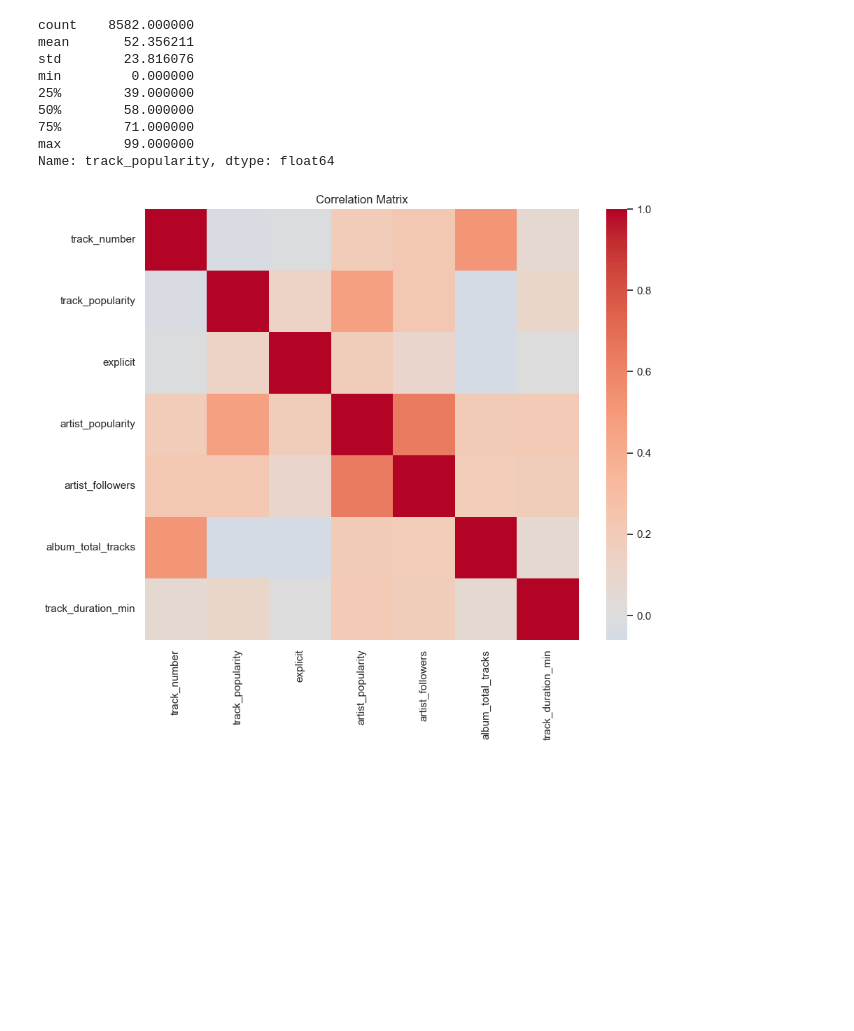
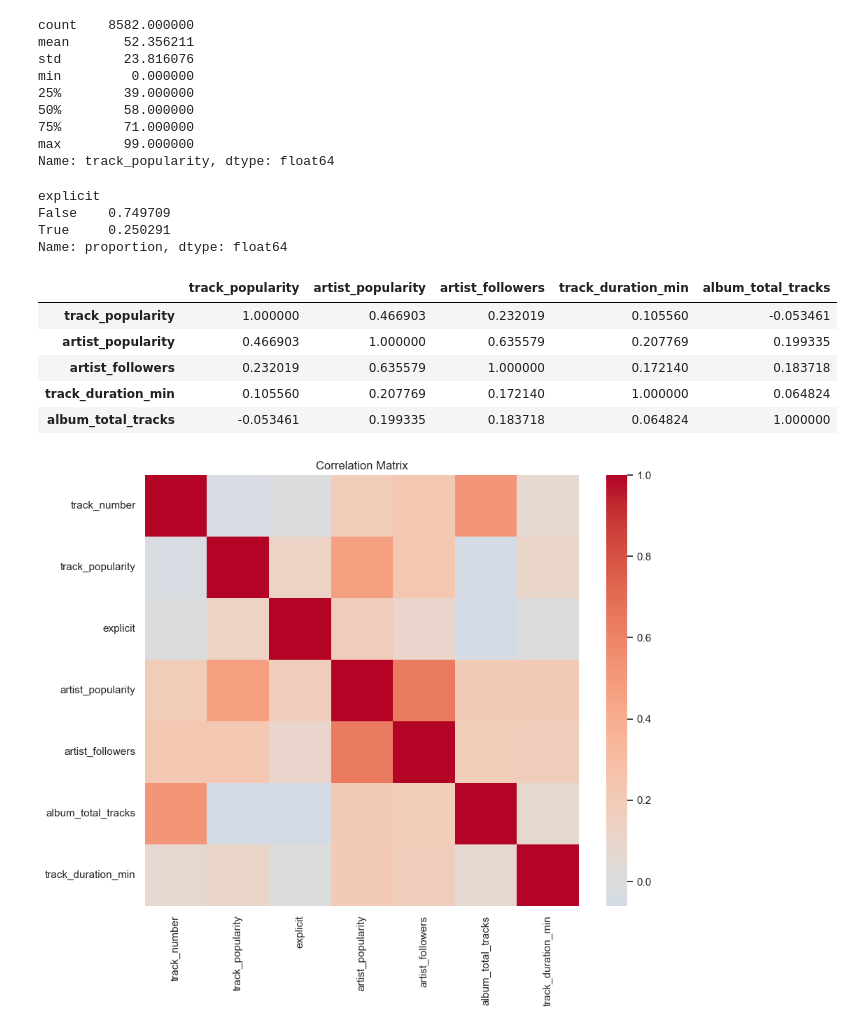
Before and after one commit to waltervogelmann/STAT486-Final-Project, a Jupyter notebook: notebooks/eda.ipynb, the cells around one changed output. Cells and saved outputs as stored; diff of their text form; code cells hidden in the pictures; blank space fills up the shorter version.

```diff
--- a/notebooks/eda.ipynb
+++ b/notebooks/eda.ipynb
@@ -85,6 +85,23 @@ min         0.000000
 75%        71.000000
 max        99.000000
 Name: track_popularity, dtype: float64
+# %%
+df['explicit'].value_counts(normalize=True)
+# %% [output]
+explicit
+False    0.749709
+True     0.250291
+Name: proportion, dtype: float64
+# %%
+df[['track_popularity', 'artist_popularity', 'artist_followers',
+    'track_duration_min', 'album_total_tracks']].corr()
+# %% [output]
+|  | track_popularity | artist_popularity | artist_followers | track_duration_min | album_total_tracks |
+| track_popularity | 1.000000 | 0.466903 | 0.232019 | 0.105560 | -0.053461 |
+| artist_popularity | 0.466903 | 1.000000 | 0.635579 | 0.207769 | 0.199335 |
+| artist_followers | 0.232019 | 0.635579 | 1.000000 | 0.172140 | 0.183718 |
+| track_duration_min | 0.105560 | 0.207769 | 0.172140 | 1.000000 | 0.064824 |
+| album_total_tracks | -0.053461 | 0.199335 | 0.183718 | 0.064824 | 1.000000 |
 # %%
 plt.figure(figsize=(10,8))
 sns.heatmap(df.corr(numeric_only=True), cmap="coolwarm", center=0)
```
Also changed, not shown: 1 other file.
